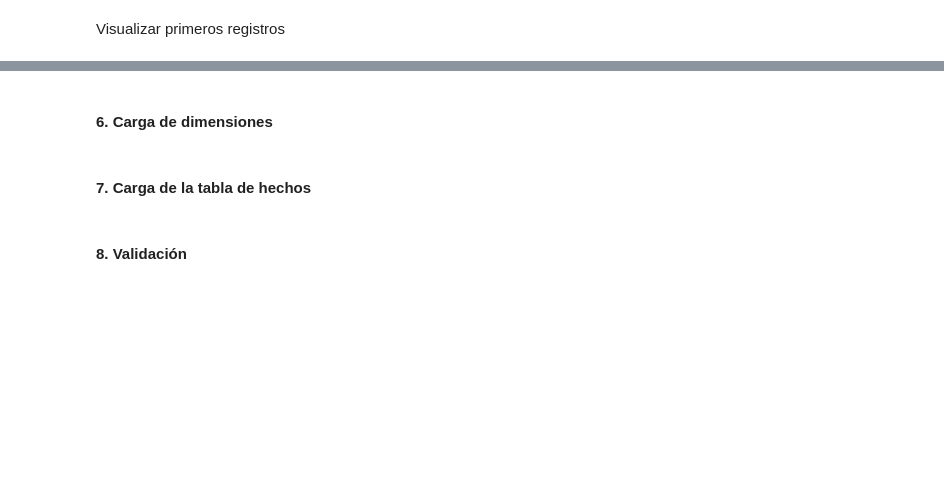
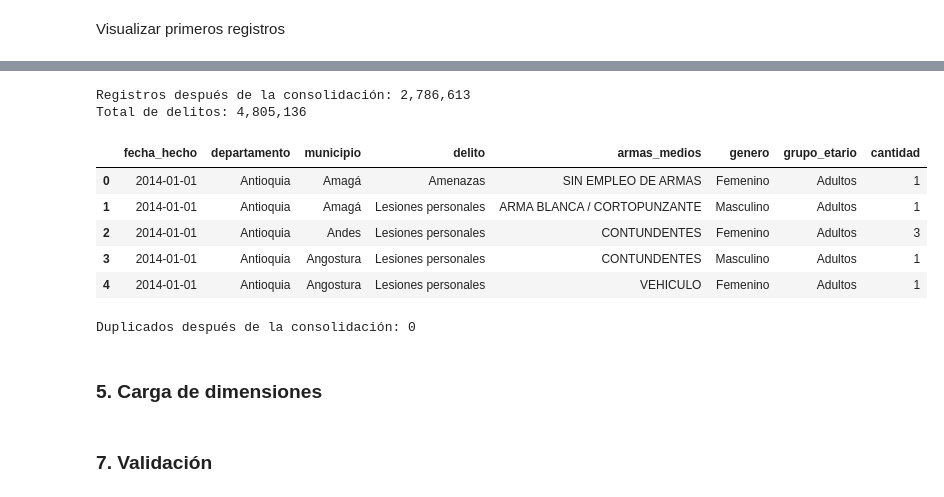
Before and after one commit to SaraBalbin/DW_Analisis_Criminalidad_Colombia, a Jupyter notebook: Notebook - ETL.ipynb, the cells around one changed output, grey strips where cells are left out. Drawn from its saved outputs; the diff is of its cells as text; code cells hidden in the pictures; blank space fills up the shorter version.

```diff
--- a/Notebook - ETL.ipynb
+++ b/Notebook - ETL.ipynb
@@ -171,0 +436,15 @@ df.head()
+# %%
+df["municipio"] = df["municipio"].fillna("No reportado")
+# %%
+df["municipio"] = (
+    df["municipio"].str.title()
+)
+# %%
+df["municipio"] = (
+    df["municipio"]
+        .str.replace(" Del ", " del ", regex=False)
+        .str.replace(" De ", " de ", regex=False)
+        .str.replace(" La ", " la ", regex=False)
+        .str.replace(" Las ", " las ", regex=False)
+        .str.replace(" Los ", " los ", regex=False)
+)
@@ -171,0 +480,6 @@ df.head()
+# %%
+# Filtrar únicamente el periodo de estudio
+df = df[
+    (df["fecha_hecho"].dt.year >= ANIO_INICIO) &
+    (df["fecha_hecho"].dt.year <= ANIO_FIN)
+].copy()
@@ -172,6 +522,42 @@ df.head()
+# %%
+# Definir las dimensiones de la tabla de hechos
+columnas_dimension = [
+    "fecha_hecho",
+    "departamento",
+    "municipio",
+    "delito",
+    "armas_medios",
+    "genero",
+    "grupo_etario"
+]
+
+# Consolidar registros con la misma combinación de dimensiones
+df = (
+    df.groupby(columnas_dimension, as_index=False)
+      .agg(cantidad=("cantidad", "sum"))
+)
+
+# Verificar el resultado
+print(f"Registros después de la consolidación: {len(df):,}")
+print(f"Total de delitos: {df['cantidad'].sum():,}")
+
+df.head()
+# %% [output]
+Registros después de la consolidación: 2,786,613
+Total de delitos: 4,805,136
+|  | fecha_hecho | departamento | municipio | delito | armas_medios | genero | grupo_etario | cantidad |
+| 0 | 2014-01-01 | Antioquia | Amagá | Amenazas | SIN EMPLEO DE ARMAS | Femenino | Adultos | 1 |
+| 1 | 2014-01-01 | Antioquia | Amagá | Lesiones personales | ARMA BLANCA / CORTOPUNZANTE | Masculino | Adultos | 1 |
+| 2 | 2014-01-01 | Antioquia | Andes | Lesiones personales | CONTUNDENTES | Femenino | Adultos | 3 |
+| 3 | 2014-01-01 | Antioquia | Angostura | Lesiones personales | CONTUNDENTES | Masculino | Adultos | 1 |
+| 4 | 2014-01-01 | Antioquia | Angostura | Lesiones personales | VEHICULO | Femenino | Adultos | 1 |
+# %%
+duplicados = df.duplicated(subset=columnas_dimension).sum()
+
+print(f"Duplicados después de la consolidación: {duplicados:,}")
+# %% [output]
+Duplicados después de la consolidación: 0
 # %% [markdown]
-#### **6. Carga de dimensiones**
+### **5. Carga de dimensiones**
-# %% [markdown]
-#### **7. Carga de la tabla de hechos**
 # %% [markdown]
-#### **8. Validación**
+### **7. Validación**
```
Also changed, not shown: parts of 54 cells of this notebook, 1 other file.
